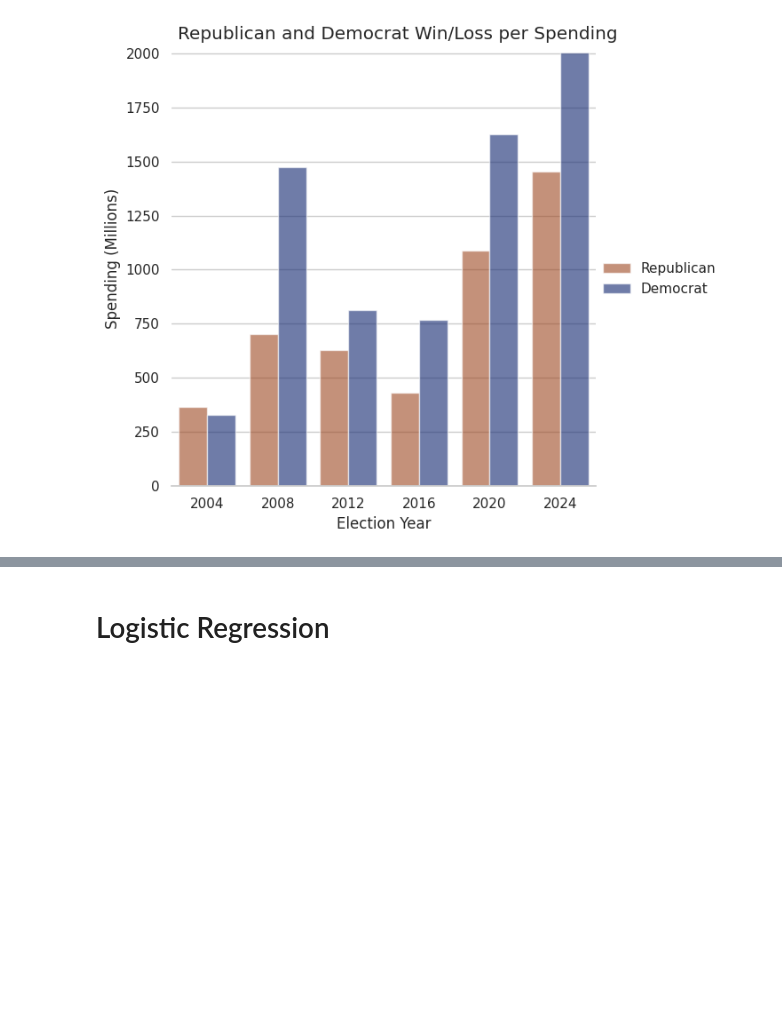
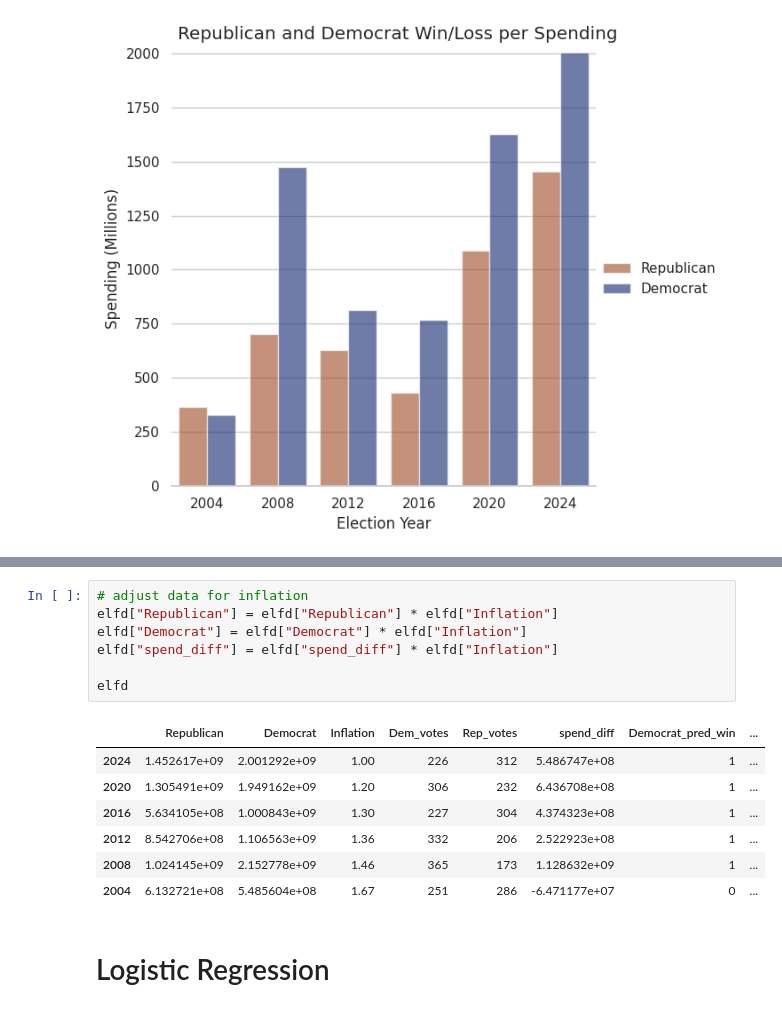
Before and after one commit to thansen0/election-p-value, a Jupyter notebook: election.ipynb, the cells around one changed output, grey strips where cells are left out. Drawn from its saved outputs; the diff is of its cells as text; blank space fills up the shorter version.

```diff
--- a/election.ipynb
+++ b/election.ipynb
@@ -117,3 +101,18 @@ g.legend.set_title("")
+# %%
+# adjust data for inflation
+elfd["Republican"] = elfd["Republican"] * elfd["Inflation"]
+elfd["Democrat"] = elfd["Democrat"] * elfd["Inflation"]
+elfd["spend_diff"] = elfd["spend_diff"] * elfd["Inflation"]
+
+elfd
+# %% [output]
+|  | Republican | Democrat | Inflation | Dem_votes | Rep_votes | spend_diff | Democrat_pred_win | ... |
+| 2024 | 1.452617e+09 | 2.001292e+09 | 1.00 | 226 | 312 | 5.486747e+08 | 1 | ... |
+| 2020 | 1.305491e+09 | 1.949162e+09 | 1.20 | 306 | 232 | 6.436708e+08 | 1 | ... |
+| 2016 | 5.634105e+08 | 1.000843e+09 | 1.30 | 227 | 304 | 4.374323e+08 | 1 | ... |
+| 2012 | 8.542706e+08 | 1.106563e+09 | 1.36 | 332 | 206 | 2.522923e+08 | 1 | ... |
+| 2008 | 1.024145e+09 | 2.152778e+09 | 1.46 | 365 | 173 | 1.128632e+09 | 1 | ... |
+| 2004 | 6.132721e+08 | 5.485604e+08 | 1.67 | 251 | 286 | -6.471177e+07 | 0 | ... |
 # %% [markdown]
 # Logistic Regression
 # %%
```
Also changed, not shown: parts of 10 cells of this notebook.
